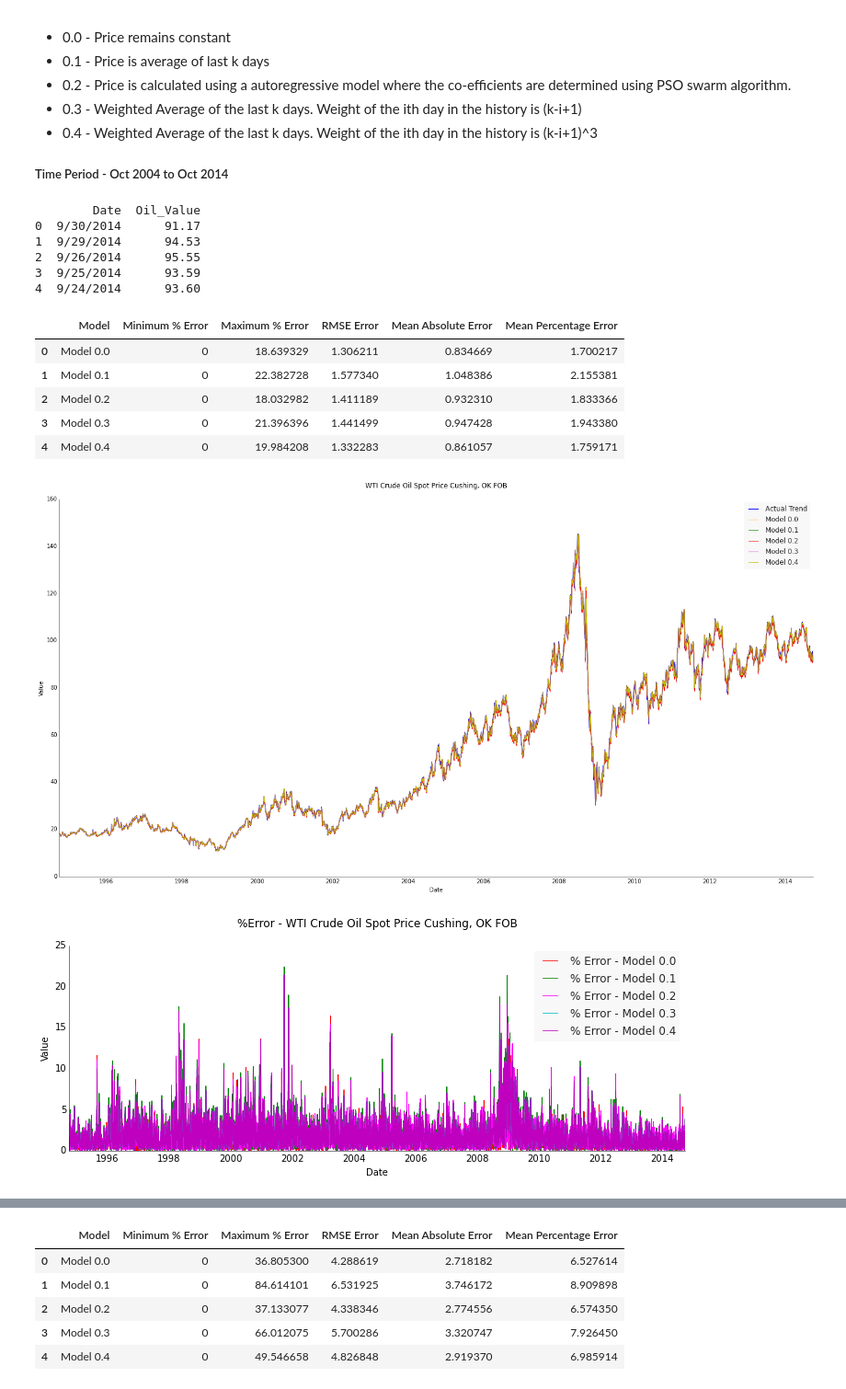
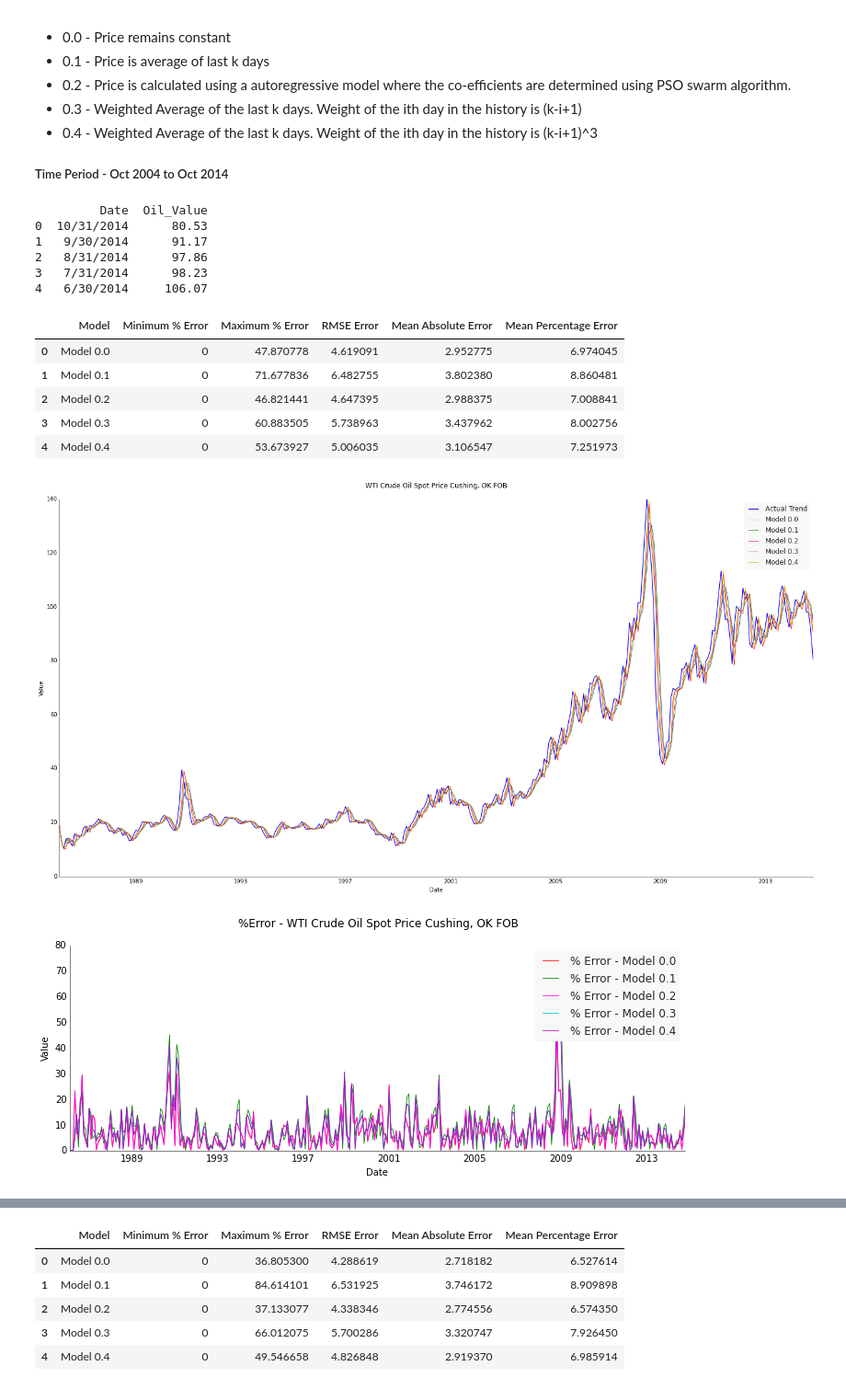
Before and after one commit to Sree-vathsan/CSE591-Data-Science-Project, a Jupyter notebook: baselineModel/bm_oil.ipynb, the cells around one changed output, grey strips where cells are left out. Shown at 92% size. Cells and saved outputs as stored; diff of their text form; code cells hidden in the pictures.

```diff
--- a/baselineModel/bm_oil.ipynb
+++ b/baselineModel/bm_oil.ipynb
@@ -36,7 +36,8 @@ dataWTICrude = pd.read_csv('https://raw.githubusercontent.com/Sree-vathsan/CSE59
 #dataWTICrude['Date'] = pd.to_datetime(dataWTICrude['Date'])
 #dataWTICrude = dataWTICrude.sort(columns='Date')
 #dataWTICrude.plot(x='Date',y='Value')
-oilDataPath = 'https://raw.githubusercontent.com/Sree-vathsan/CSE591-Data-Science-Project/master/regressionModel/data/CRUDE_OIL_WTI_US_ENERGY_Daily_1994-10-03_2014-09-30.csv'
+oilDataPath = 'https://raw.githubusercontent.com/Sree-vathsan/CSE591-Data-Science-Project/master/regressionModel/data/Monthly_30yr/CRUDE_OIL_WTI_US_ENERGY_Monthly_198601-201410.csv'
+#oilDataPath = 'https://raw.githubusercontent.com/Sree-vathsan/CSE591-Data-Science-Project/master/regressionModel/data/CRUDE_OIL_WTI_US_ENERGY_Daily_1994-10-03_2014-09-30.csv'
 dataWTICrude = pd.read_csv(oilDataPath)
 
 x = dataWTICrude['Date']
@@ -167,49 +168,46 @@ ppl.plot(axes, date, pred_y4, label=str("Model 0.4"), linewidth=0.75)
 #α1= 0.976, α2=.01373 and α3 = 0.1157
 #pred_y2= dataWTICrude['Value']
 
 ppl.plot(axes1, date, errVar_y0, label=str("% Error - Model 0.0"), linewidth=0.75, c='red')
 ppl.plot(axes1, date, errVar_y1, label=str("% Error - Model 0.1"), linewidth=0.75, c='green')
 ppl.plot(axes1, date, errVar_y2, label=str("% Error - Model 0.2"), linewidth=0.75, c='magenta')
 ppl.plot(axes1, date, errVar_y3, label=str("% Error - Model 0.3"), linewidth=0.75)
 ppl.plot(axes1, date, errVar_y3, label=str("% Error - Model 0.4"), linewidth=0.75)
 
 ppl.legend(axes)
 ppl.legend(axes1)
 
 dfErr = pd.DataFrame(data=None, columns=['Model','Minimum % Error','Maximum % Error', 'RMSE Error', 'Mean Absolute Error','Mean Percentage Error'])
 dfErr['Model'] = ('Model 0.0', 'Model 0.1', 'Model 0.2', 'Model 0.3','Model 0.4')
 dfErr['Minimum % Error'] = (min(errVar_y0), min(errVar_y1),min(errVar_y2),min(errVar_y3),min(errVar_y4))
 dfErr['Maximum % Error'] = (max(errVar_y0), max(errVar_y1),max(errVar_y2),max(errVar_y3),max(errVar_y4))
 dfErr['RMSE Error'] = (errRMS_y0,errRMS_y1,errRMS_y2,errRMS_y3,errRMS_y4)
 dfErr['Mean Absolute Error'] = (np.mean(errABS_y0),np.mean(errABS_y1),np.mean(errABS_y2),np.mean(errABS_y3),np.mean(errABS_y4))
 dfErr['Mean Percentage Error']= (np.mean(errVar_y0),np.mean(errVar_y1),np.mean(errVar_y2),np.mean(errVar_y3),np.mean(errVar_y4))
-dfForecast = pd.DataFrame(data=None, columns=['Model','November 2014','December 2014'])
-dfForecast['Model'] = ('Model 0.0', 'Model 0.1', 'Model 0.2','Model 0.3','Model 0.4')
-
 
 dfErr
 
 #(novForecast0,novForecast1,novForecast2)
 
 #print("Minimum % Error")
 #print(min(err_y))
 #print("Maximum % Error")
 #print(max(err_y))
 # %% [output]
-        Date  Oil_Value
-0  9/30/2014      91.17
-1  9/29/2014      94.53
-2  9/26/2014      95.55
-3  9/25/2014      93.59
-4  9/24/2014      93.60
+         Date  Oil_Value
+0  10/31/2014      80.53
+1   9/30/2014      91.17
+2   8/31/2014      97.86
+3   7/31/2014      98.23
+4   6/30/2014     106.07
 |  | Model | Minimum % Error | Maximum % Error | RMSE Error | Mean Absolute Error | Mean Percentage Error |
-| 0 | Model 0.0 | 0 | 18.639329 | 1.306211 | 0.834669 | 1.700217 |
-| 1 | Model 0.1 | 0 | 22.382728 | 1.577340 | 1.048386 | 2.155381 |
-| 2 | Model 0.2 | 0 | 18.032982 | 1.411189 | 0.932310 | 1.833366 |
-| 3 | Model 0.3 | 0 | 21.396396 | 1.441499 | 0.947428 | 1.943380 |
-| 4 | Model 0.4 | 0 | 19.984208 | 1.332283 | 0.861057 | 1.759171 |
+| 0 | Model 0.0 | 0 | 47.870778 | 4.619091 | 2.952775 | 6.974045 |
+| 1 | Model 0.1 | 0 | 71.677836 | 6.482755 | 3.802380 | 8.860481 |
+| 2 | Model 0.2 | 0 | 46.821441 | 4.647395 | 2.988375 | 7.008841 |
+| 3 | Model 0.3 | 0 | 60.883505 | 5.738963 | 3.437962 | 8.002756 |
+| 4 | Model 0.4 | 0 | 53.673927 | 5.006035 | 3.106547 | 7.251973 |
-[figure, old version]
+[figure, new version]
-[figure, old version]
+[figure, new version]
 # %%
 #Error Correction
 def computeErrorCorrectionFactor(pred,actual):
```
Also changed, not shown: parts of 4 cells of this notebook.
